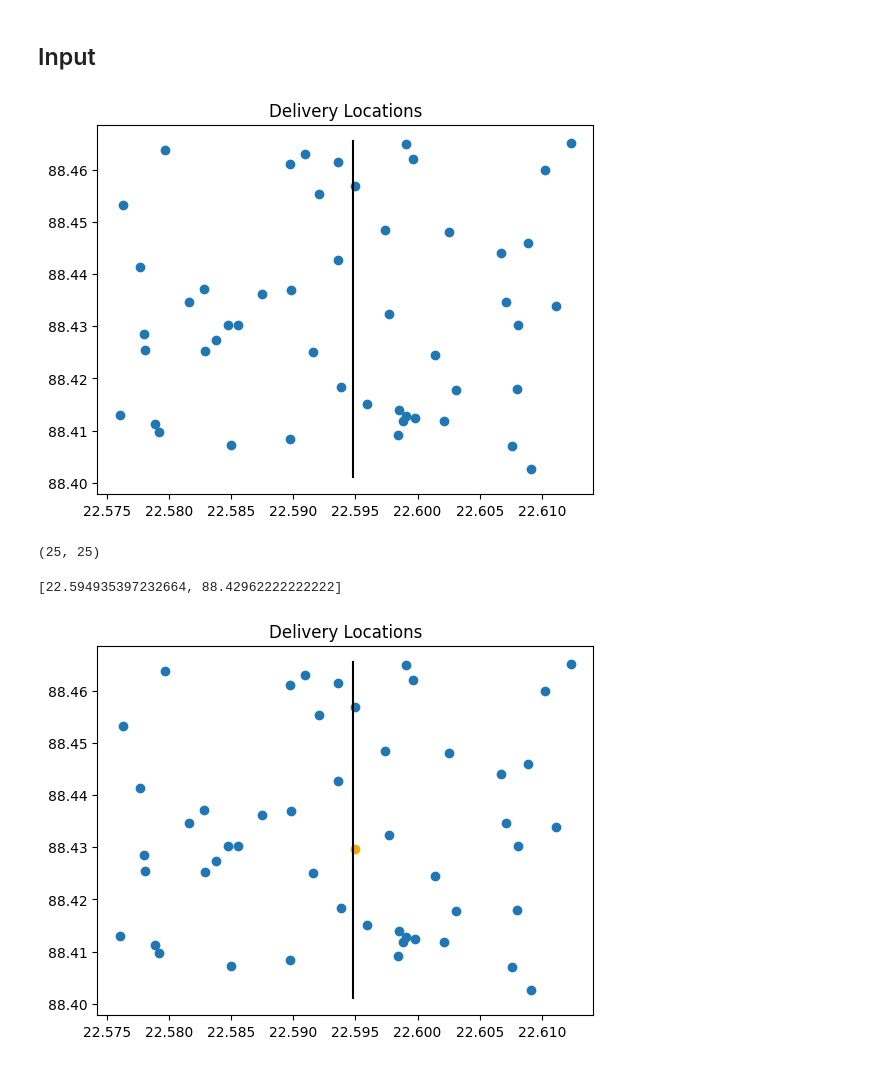
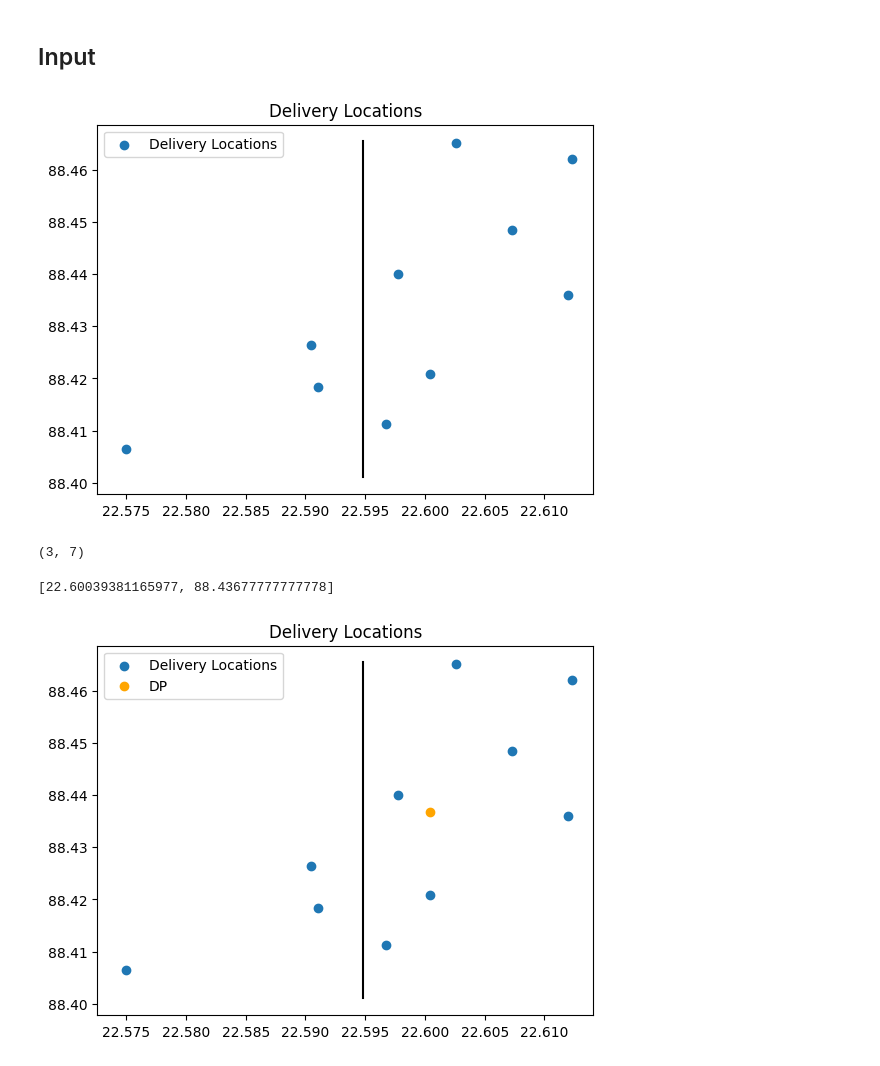
Before and after one commit to CR-Samrat/drone-based-delivary, a Jupyter notebook: drone_cap_1_enhancement.ipynb, the cells around one changed output. Drawn from its saved outputs; the diff is of its cells as text; code cells hidden in the pictures.

```diff
--- a/drone_cap_1_enhancement.ipynb
+++ b/drone_cap_1_enhancement.ipynb
@@ -103,20 +101,25 @@ def create_delivary(x,y,n, seed_value = None):
 
     return loc
 # %%
-def initial_plot(delivery_loc, border, dp=None, route = None):
+def initial_plot(delivery_loc, border, dp=None, route = None, title=None):
     loc = np.array(delivery_loc)
-    plt.scatter(loc[:,0], loc[:,1])
+    plt.scatter(loc[:,0], loc[:,1], label="Delivery Locations")
     # plot the border
     plt.plot((border[0][0],border[1][0]), (border[0][1],border[1][1]), c="black")
 
     if dp!= None:
-        plt.scatter(dp[0], dp[1], c="orange")
+        plt.scatter(dp[0], dp[1], c="orange",label="DP")
 
     if route != None:
         for i in range(len(route)-1):
             f_pt = np.array([route[i][0], route[i+1][0]])
             s_pt = np.array([route[i][1], route[i+1][1]])
             plt.plot(f_pt, s_pt, c="gray")
-    plt.title("Delivery Locations")
+    if title != None:
+        plt.title(title)
+    else:
+        plt.title("Delivery Locations")
+    plt.xlim(22.5726,22.6141)
+    plt.legend()
     # plt.show()
 # %%
@@ -224,27 +230,27 @@ def optimal_approach(bottom_left, top_right, delivery_loc,border,euclidean_point
 # %% [markdown]
 ## Input
 # %%
-n = 50
+n = 10
 
 # creating the boundary
 x = [22.5726, 88.4010]
 y = [22.6141, 88.4654]
 border = [[22.5948, 88.4010],[22.5948, 88.4654]]
-delivery_loc = create_delivary(x, y, n)
-# delivery_loc = create_delivary(x,[border[0][0],y[1]],n)
-# delivery_loc = create_delivary([border[0][0],x[1]],y,n)
+delivery_loc = create_delivary(x, y, n, seed_value=2)
+# delivery_loc = create_delivary(x,[border[0][0],y[1]],n, seed_value=3)
+# delivery_loc = create_delivary([border[0][0],x[1]],y,n, seed_value=3)
 
 # Visualize the data
 initial_plot(delivery_loc,border)
 # %% [output]
-[figure, old version]
+[figure, new version]
 # %%
 euclidean_points = [points for points in delivery_loc if points[0] < border[0][0]]
 manhattan_points = [points for points in delivery_loc if points[0] >= border[0][0]]
 
 len(euclidean_points), len(manhattan_points)
 # %% [output]
-(25, 25)
+(3, 7)
 # %%
 initial_dp = None
 border_point = None
@@ -260,11 +266,11 @@ else :
 # %%
 initial_dp
 # %% [output]
-[22.594935397232664, 88.42962222222222]
+[22.60039381165977, 88.43677777777778]
 # %%
 initial_plot(delivery_loc,border,dp=initial_dp)
 # %% [output]
-[figure, old version]
+[figure, new version]
 # %%
 route_1 = create_route(delivery_loc,border[0][0],initial_dp, euclidean_points, manhattan_points, border_point=border_point if border_point != None else None)
 # %%
```
Also changed, not shown: parts of 10 cells of this notebook, 8 other files.
